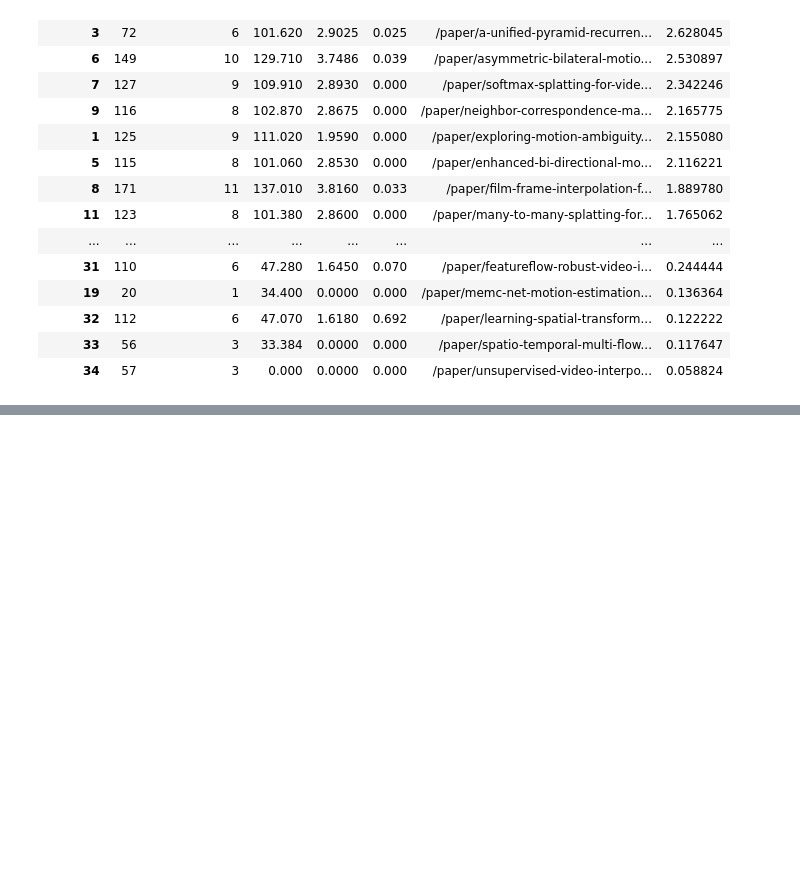
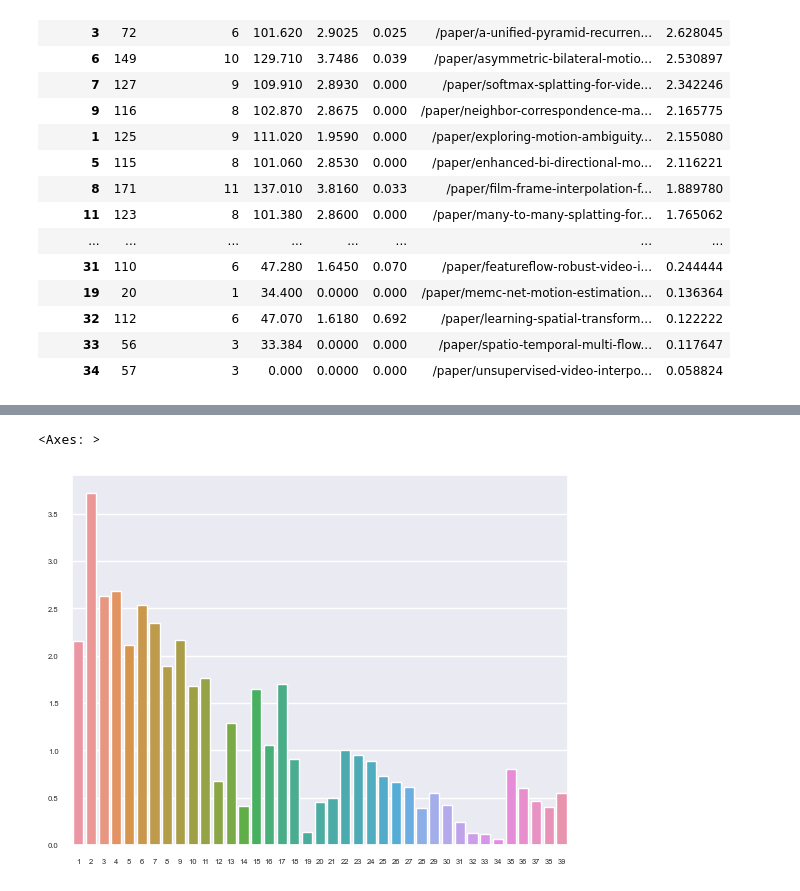
Before and after one commit to anetakahle/scrape-ml, a Jupyter notebook: scratch.ipynb, the cells around one changed output, grey strips where cells are left out. Saved outputs shown, nothing was run; the diff lists cells and outputs as text; code cells hidden in the pictures; blank space fills up the shorter version.

```diff
--- a/scratch.ipynb
+++ b/scratch.ipynb
@@ -157,0 +148,10 @@ NameError: name 'modelId' is not defined
+# %%
+model_ids = []
+scores = []
+for row in df_final.iterrows():
+    model_ids.append(row[0])
+    scores.append(list(row[1])[-1])
+print(model_ids)
+print(scores)
+idx_list = [i for i in range(len(model_ids))]
+print(idx_list)
@@ -157,0 +162,7 @@ NameError: name 'modelId' is not defined
+# %%
+sns.set(style="darkgrid")
+sns.set(font_scale=0.5)
+sns.barplot(x=model_ids, y=scores)
+# %% [output]
+<Axes: >
+[figure, added]
```
Also changed, not shown: parts of 6 cells of this notebook.
